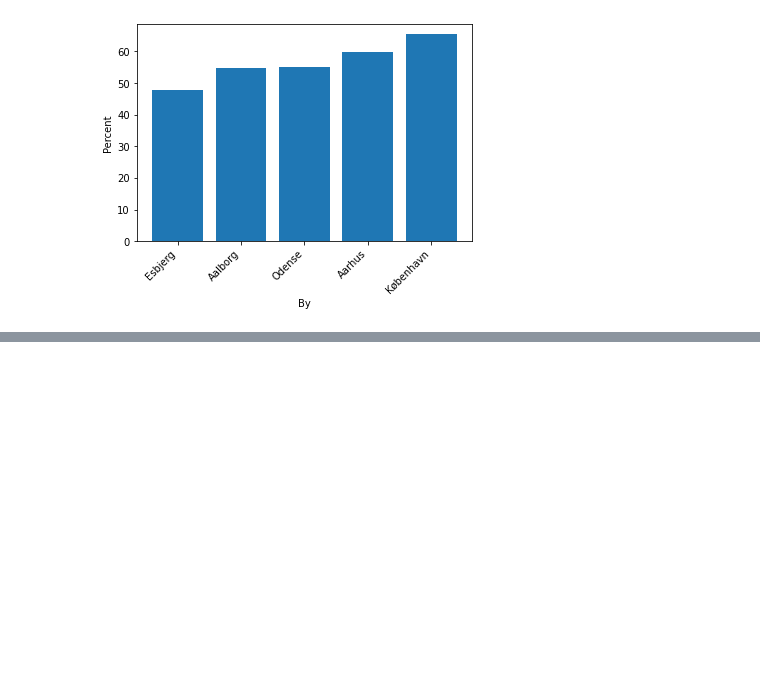
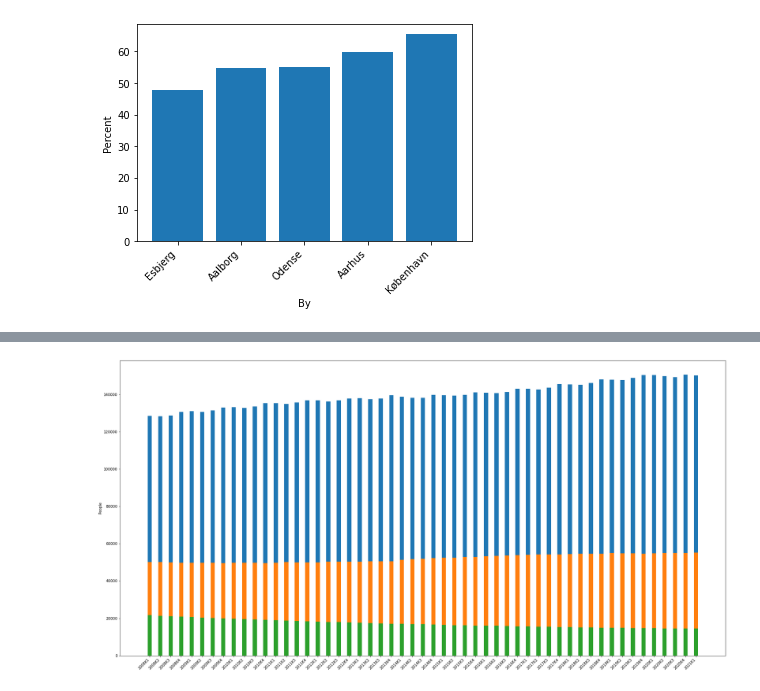
Before and after one commit to tullebob/python_handins, a Jupyter notebook: Week_5.ipynb, the cells around one changed output, grey strips where cells are left out. Cells and saved outputs as stored; diff of their text form; code cells hidden in the pictures; blank space fills up the shorter version.

Commit message:
week5 - exercise 5c done, start of 5d

```diff
--- a/Week_5.ipynb
+++ b/Week_5.ipynb
@@ -87,0 +85,20 @@ Text(0, 0.5, 'Percent')
+# %%
+## Exercise 5C - Show a bar chart of changes in marrital status in Copenhagen from 2008 till now
+url5c = "https://api.statbank.dk/v1/data/FOLK1A/CSV?delimiter=Semicolon&Tid=*&CIVILSTAND=U%2CG%2CE%2CF&OMR%C3%85DE=101"
+filename5c = "marritalCPH.csv"
+api_to_csv(url5c, filename5c)
+data5c = pd.read_csv('modules/data_files/marritalCPH.csv', delimiter=";")
+
+status_list = ["Gift/separeret", "Fraskilt", "Enke/enkemand"]
+
+
+plt.figure(figsize=[30, 15])
+
+for n in status_list:
+    d = data5c[data5c['CIVILSTAND'] == n]
+    height = np.arange(len(d['TID']))
+    plt.bar(d['TID'], d['INDHOLD'], width = 0.4)
+    plt.xticks(rotation=45, horizontalalignment='right',fontweight='light')
+    plt.ylabel("People")
+# %% [output]
+[figure, added]
```
Also changed, not shown: parts of 3 cells of this notebook, 1 other file.
